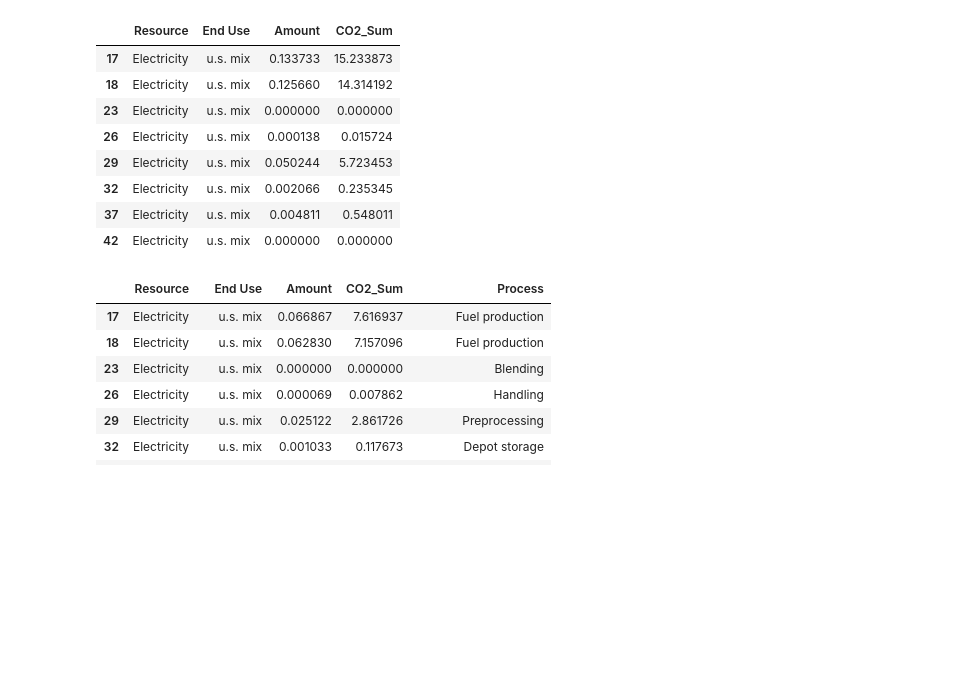
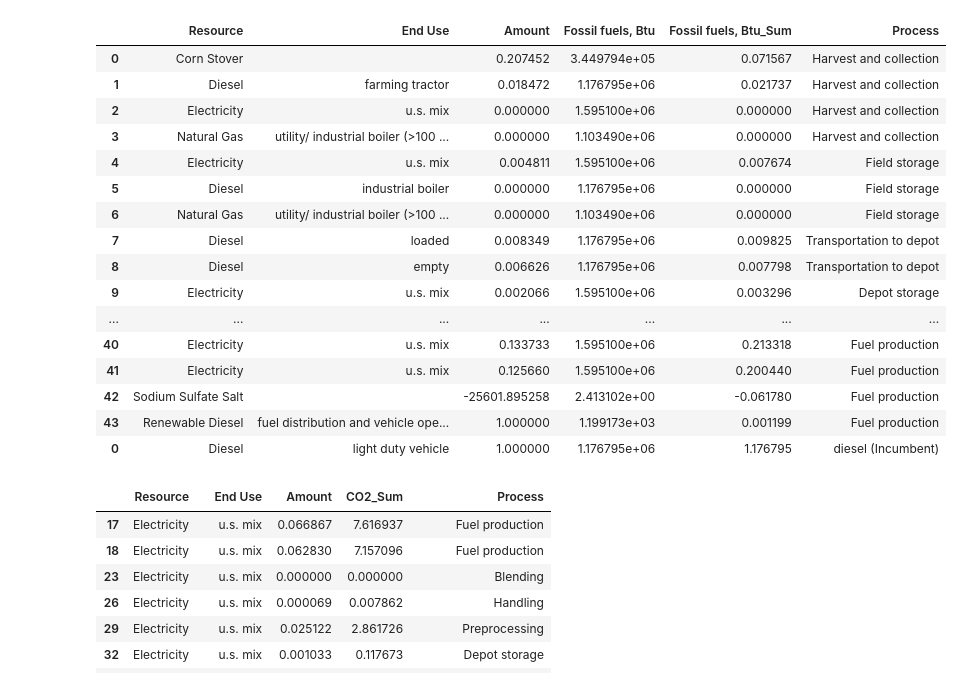
Before and after one commit to olw0905/Interactive-SCSA_Dash, a Jupyter notebook: Untitled.ipynb, the cells around one changed output. Cells and saved outputs as stored; diff of their text form; code cells hidden in the pictures; blank space fills up the shorter version.

Commit message:
Added fossil energy metric

```diff
--- a/Untitled.ipynb
+++ b/Untitled.ipynb
@@ -20,8 +20,8 @@ from utils import biorefinery_conversion, display_units, energy, calculate_lca,
 coproduct_res = pd.DataFrame()
 lci_mapping, coproduct_mapping, final_process_mapping = read_data(
         # "2021 Biochem SOT via BDO_working.xlsm"
-        # "Feedstock test2-with INL data.xlsm"
-        "sludge HTL3.xlsm"
+        "Feedstock test2-with INL data.xlsm"
+        # "sludge HTL3.xlsm"
     )
 updated_coproduct_mapping = coproduct_mapping.copy()
 overall_lci, final_process = generate_final_lci(
@@ -53,15 +63,23 @@ def quick_sensitivity(dff, renew_elec_share):
 # %%
-res_new.loc[res_new['Resource']=='Electricity', ['Resource', 'End Use', 'Amount', 'CO2_Sum']]
+res_new.loc[:,['Resource', 'End Use', 'Amount', 'Fossil fuels, Btu', 'Fossil fuels, Btu_Sum', 'Process']]
 # %% [output]
-|  | Resource | End Use | Amount | CO2_Sum |
-| 17 | Electricity | u.s. mix | 0.133733 | 15.233873 |
-| 18 | Electricity | u.s. mix | 0.125660 | 14.314192 |
-| 23 | Electricity | u.s. mix | 0.000000 | 0.000000 |
-| 26 | Electricity | u.s. mix | 0.000138 | 0.015724 |
-| 29 | Electricity | u.s. mix | 0.050244 | 5.723453 |
-| 32 | Electricity | u.s. mix | 0.002066 | 0.235345 |
-| 37 | Electricity | u.s. mix | 0.004811 | 0.548011 |
-| 42 | Electricity | u.s. mix | 0.000000 | 0.000000 |
+|  | Resource | End Use | Amount | Fossil fuels, Btu | Fossil fuels, Btu_Sum | Process |
+| 0 | Corn Stover |  | 0.207452 | 3.449794e+05 | 0.071567 | Harvest and collection |
+| 1 | Diesel | farming tractor | 0.018472 | 1.176795e+06 | 0.021737 | Harvest and collection |
+| 2 | Electricity | u.s. mix | 0.000000 | 1.595100e+06 | 0.000000 | Harvest and collection |
+| 3 | Natural Gas | utility/ industrial boiler (>100 ... | 0.000000 | 1.103490e+06 | 0.000000 | Harvest and collection |
+| 4 | Electricity | u.s. mix | 0.004811 | 1.595100e+06 | 0.007674 | Field storage |
+| 5 | Diesel | industrial boiler | 0.000000 | 1.176795e+06 | 0.000000 | Field storage |
+| 6 | Natural Gas | utility/ industrial boiler (>100 ... | 0.000000 | 1.103490e+06 | 0.000000 | Field storage |
+| 7 | Diesel | loaded | 0.008349 | 1.176795e+06 | 0.009825 | Transportation to depot |
+| 8 | Diesel | empty | 0.006626 | 1.176795e+06 | 0.007798 | Transportation to depot |
+| 9 | Electricity | u.s. mix | 0.002066 | 1.595100e+06 | 0.003296 | Depot storage |
+| ... | ... | ... | ... | ... | ... | ... |
+| 40 | Electricity | u.s. mix | 0.133733 | 1.595100e+06 | 0.213318 | Fuel production |
+| 41 | Electricity | u.s. mix | 0.125660 | 1.595100e+06 | 0.200440 | Fuel production |
+| 42 | Sodium Sulfate Salt |  | -25601.895258 | 2.413102e+00 | -0.061780 | Fuel production |
+| 43 | Renewable Diesel | fuel distribution and vehicle ope... | 1.000000 | 1.199173e+03 | 0.001199 | Fuel production |
+| 0 | Diesel | light duty vehicle | 1.000000 | 1.176795e+06 | 1.176795 | diesel (Incumbent) |
 # %%
 overall_lci2 = quick_sensitivity(overall_lci, 0.5)
 res_new2 = calc(overall_lci2)
```
Also changed, not shown: parts of 10 cells of this notebook, 6 other files.
